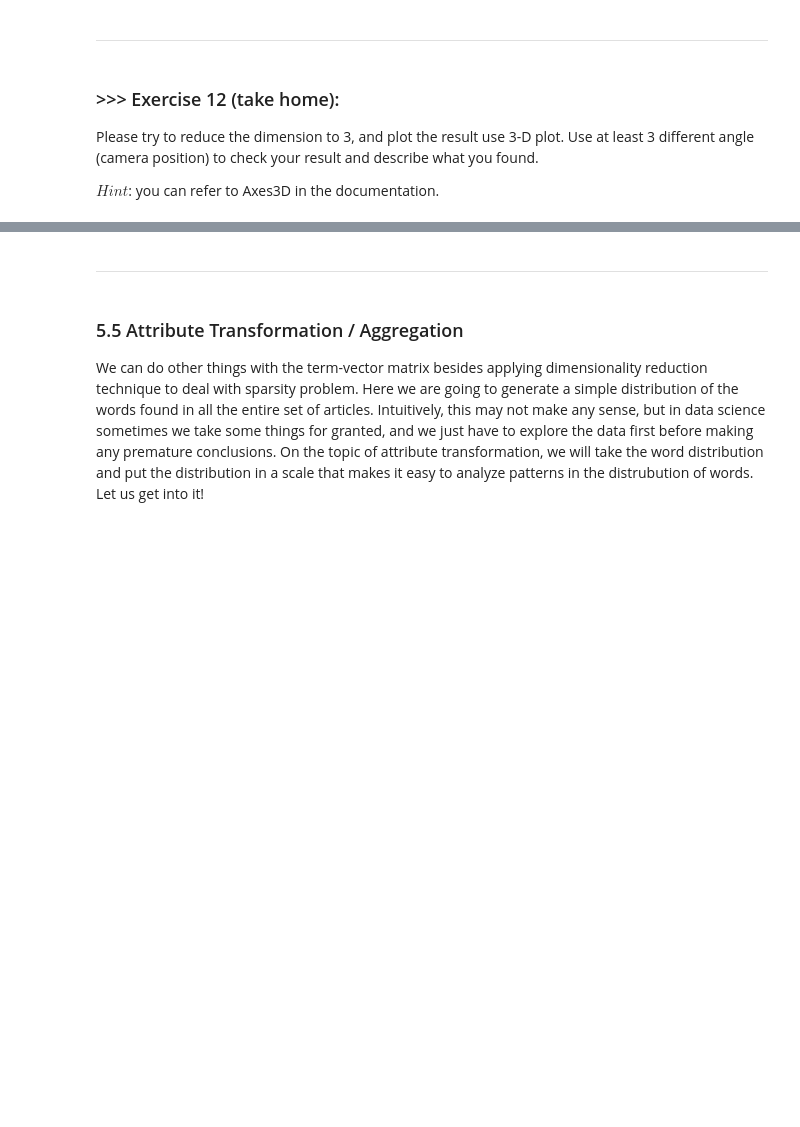
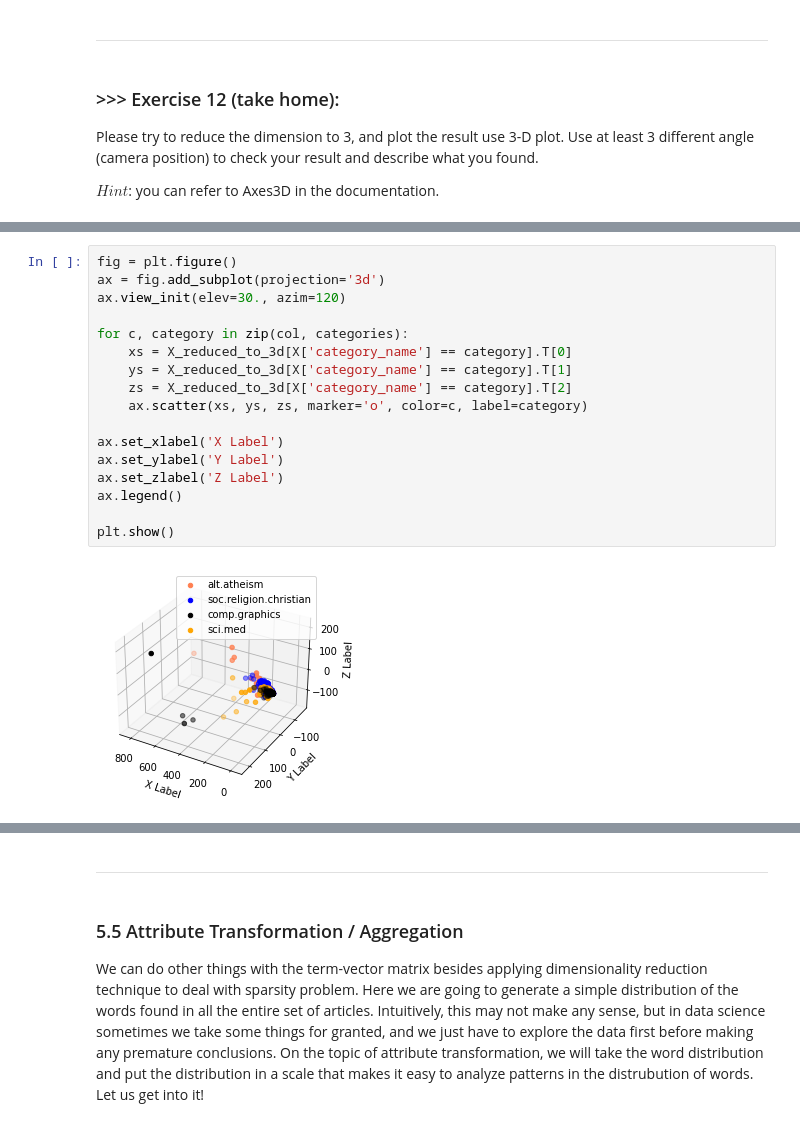
Before and after one commit to provomittt/DM2023-Lab1-Master, a Jupyter notebook: DM2023-Lab1-Master.ipynb, the cells around one changed output, grey strips where cells are left out. Saved outputs shown, nothing was run; the diff lists cells and outputs as text; blank space fills up the shorter version.

```diff
--- a/DM2023-Lab1-Master.ipynb
+++ b/DM2023-Lab1-Master.ipynb
@@ -1328,0 +1317,19 @@ plt.show()
+# %%
+fig = plt.figure()
+ax = fig.add_subplot(projection='3d')
+ax.view_init(elev=30., azim=120)
+
+for c, category in zip(col, categories):
+    xs = X_reduced_to_3d[X['category_name'] == category].T[0]
+    ys = X_reduced_to_3d[X['category_name'] == category].T[1]
+    zs = X_reduced_to_3d[X['category_name'] == category].T[2]
+    ax.scatter(xs, ys, zs, marker='o', color=c, label=category)
+
+ax.set_xlabel('X Label')
+ax.set_ylabel('Y Label')
+ax.set_zlabel('Z Label')
+ax.legend()
+
+plt.show()
+# %% [output]
+[figure, added]
```
Also changed, not shown: parts of 18 cells of this notebook, 1 other file.
